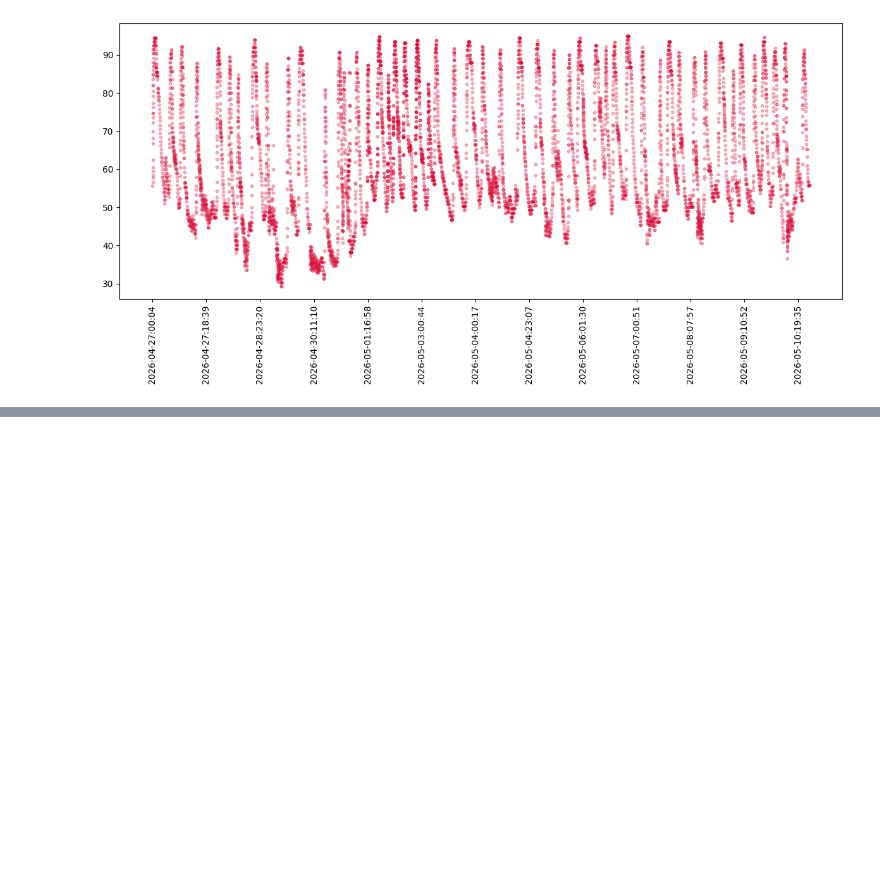
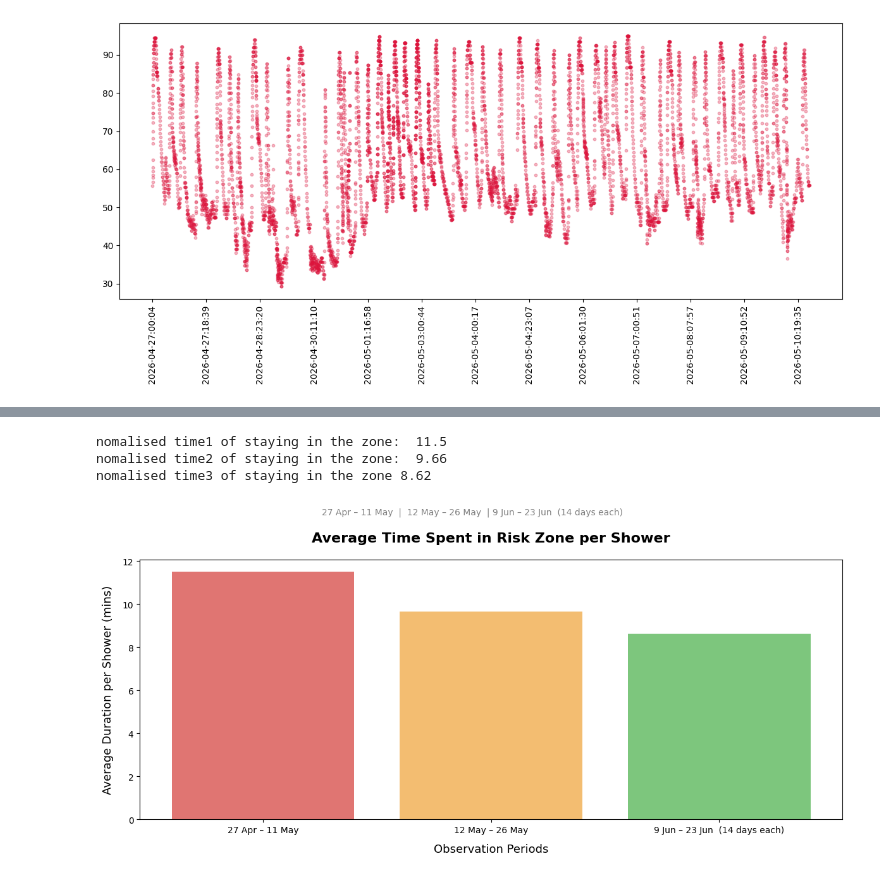
Before and after one commit to jimyeong/iot-sensor-analysis, a Jupyter notebook: mould-risk-analysis-v3.ipynb, the cells around one changed output, grey strips where cells are left out. Cells and saved outputs as stored; diff of their text form; code cells hidden in the pictures; blank space fills up the shorter version.

```diff
--- a/mould-risk-analysis-v3.ipynb
+++ b/mould-risk-analysis-v3.ipynb
@@ -427,0 +304,35 @@ Total risk events in Window 3:  43
+# %%
+normalised_duration1 = (total_duration / events1['is_likely_shower'].sum()).round(2)
+normalised_duration2 = (total_duration2 / events2['is_likely_shower'].sum()).round(2)
+normalised_duration3 = (total_duration3 / events3['is_likely_shower'].sum()).round(2)
+print("nomalised time1 of staying in the zone: ", normalised_duration1)
+print("nomalised time2 of staying in the zone: ", normalised_duration2)
+print("nomalised time3 of staying in the zone", normalised_duration3)
+x = [
+    "27 Apr – 11 May",
+    "12 May – 26 May",
+    "9 Jun – 23 Jun  (14 days each)",
+]
+y = [normalised_duration1, normalised_duration2, normalised_duration3]
+fig,ax = plt.subplots(figsize=(12, 6))
+ax.bar(
+    x,
+    y,
+    color=['#d9534f', '#f0ad4e', '#5cb85c'],
+    alpha=0.8
+)
+
+ax.set_title('Average Time Spent in Risk Zone per Shower', fontsize=16, fontweight='bold', pad=20)
+fig.text(0.5, 0.92, '27 Apr – 11 May  |  12 May – 26 May  | 9 Jun – 23 Jun  (14 days each)',
+         ha='center', fontsize=10, color='gray')
+
+plt.xlabel('Observation Periods', fontsize=13, labelpad=10)
+plt.ylabel('Average Duration per Shower (mins)', fontsize=13, labelpad=10)
+
+plt.tight_layout(rect=[0, 0, 1, 0.90])
+plt.show()
+# %% [output]
+nomalised time1 of staying in the zone:  11.5
+nomalised time2 of staying in the zone:  9.66
+nomalised time3 of staying in the zone 8.62
+[figure, added]
```
Also changed, not shown: parts of 12 cells of this notebook, 1 other file.
